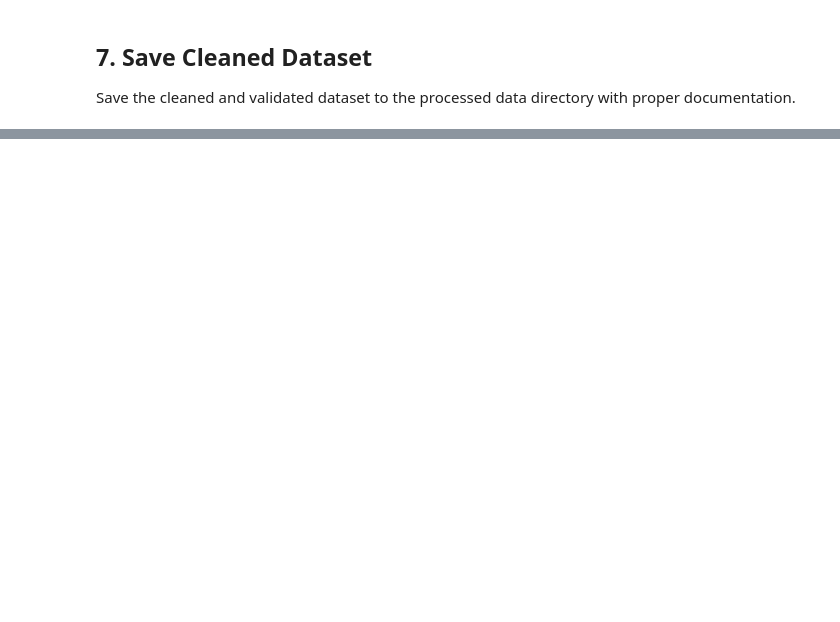
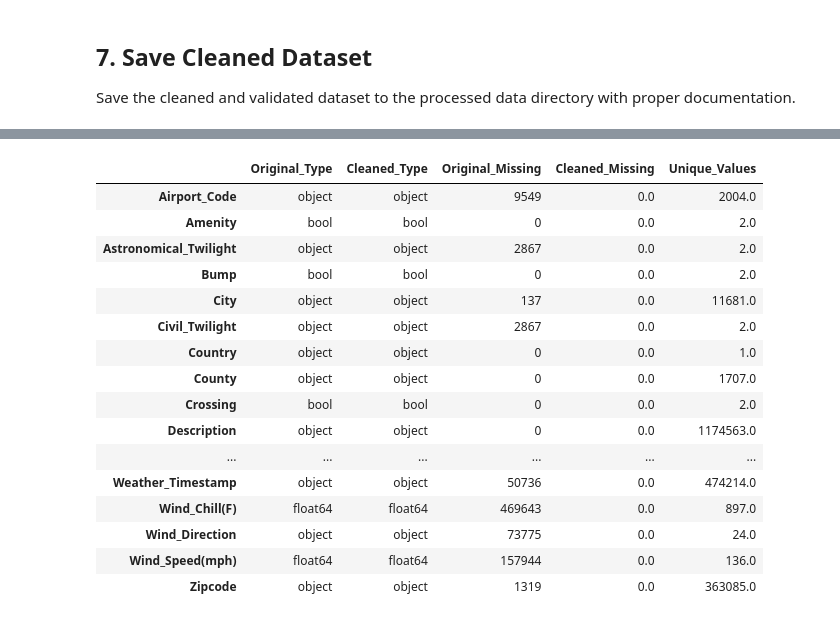
Before and after one commit to MihirB-Byte/Exploratory-Data-Analysis-Project, a Jupyter notebook: notebooks/01_data_cleaning.ipynb, the cells around one changed output, grey strips where cells are left out. Drawn from its saved outputs; the diff is of its cells as text; code cells hidden in the pictures; blank space fills up the shorter version.

```diff
--- a/notebooks/01_data_cleaning.ipynb
+++ b/notebooks/01_data_cleaning.ipynb
@@ -421,0 +422,68 @@ print("Data dictionary saved to ../data/processed/data_dictionary.csv")
+# %%
+# Create a data quality report
+quality_report = pd.DataFrame({
+    'Original_Type': df.dtypes,
+    'Cleaned_Type': df_clean.dtypes,
+    'Original_Missing': df.isnull().sum(),
+    'Cleaned_Missing': df_clean.isnull().sum(),
+    'Unique_Values': df_clean.nunique()
+})
+
+# Save the quality report
+quality_report.to_csv('../data/processed/data_quality_report.csv')
+print("Data Quality Report:")
+display(quality_report)
+
+# Save the cleaned dataset
+output_path = '../data/processed/cleaned_accidents.csv'
+df_clean.to_csv(output_path, index=False)
+print(f"\nCleaned dataset saved to {output_path}")
+
+# Display final dataset information
+print("\nFinal Dataset Summary:")
+print(f"Number of rows: {len(df_clean)}")
+print(f"Number of columns: {len(df_clean.columns)}")
+print("\nMemory usage:", df_clean.memory_usage().sum() / 1024**2, "MB")
+
+# Display column information
+print("\nColumns in cleaned dataset:")
+for col in df_clean.columns:
+    print(f"- {col}")
+    print(f"  Type: {df_clean[col].dtype}")
+    print(f"  Non-null count: {df_clean[col].count()}")
+    print(f"  Memory usage: {df_clean[col].memory_usage() / 1024**2:.2f} MB")
+    if df_clean[col].dtype in ['object', 'category']:
+        print(f"  Unique values: {df_clean[col].nunique()}")
+    print()
+
+# Create a data dictionary
+data_dictionary = {
+    'Column': df_clean.columns,
+    'Type': df_clean.dtypes,
+    'Description': [
+        'Unique identifier for each accident',
+        'Accident severity rating (1-4)',
+        'Start time of the accident',
+        'End time of the accident',
+        'Latitude of the accident location',
+        'Longitude of the accident location',
+        'Distance of the accident (miles)',
+        'Accident description',
+        'Weather condition during accident',
+        'Time of day (Day/Night)',
+        'Duration of the accident (hours)',
+        'Hour of the day (0-23)',
+        'Day of the month',
+        'Month of the year',
+        'Year of the accident',
+        'Day of the week (0-6)',
+        'Whether accident occurred on weekend',
+        'Season of the year'
+    ]
+}
+
+# Save data dictionary
+data_dict_df = pd.DataFrame(data_dictionary)
+data_dict_df.to_csv('../data/processed/data_dictionary.csv', index=False)
+print("Data dictionary saved to ../data/processed/data_dictionary.csv")
+# %% [output]
@@ -421,0 +491,17 @@ print("Data dictionary saved to ../data/processed/data_dictionary.csv")
+|  | Original_Type | Cleaned_Type | Original_Missing | Cleaned_Missing | Unique_Values |
+| Airport_Code | object | object | 9549 | 0.0 | 2004.0 |
+| Amenity | bool | bool | 0 | 0.0 | 2.0 |
+| Astronomical_Twilight | object | object | 2867 | 0.0 | 2.0 |
+| Bump | bool | bool | 0 | 0.0 | 2.0 |
+| City | object | object | 137 | 0.0 | 11681.0 |
+| Civil_Twilight | object | object | 2867 | 0.0 | 2.0 |
+| Country | object | object | 0 | 0.0 | 1.0 |
+| County | object | object | 0 | 0.0 | 1707.0 |
+| Crossing | bool | bool | 0 | 0.0 | 2.0 |
+| Description | object | object | 0 | 0.0 | 1174563.0 |
+| ... | ... | ... | ... | ... | ... |
+| Weather_Timestamp | object | object | 50736 | 0.0 | 474214.0 |
+| Wind_Chill(F) | float64 | float64 | 469643 | 0.0 | 897.0 |
+| Wind_Direction | object | object | 73775 | 0.0 | 24.0 |
+| Wind_Speed(mph) | float64 | float64 | 157944 | 0.0 | 136.0 |
+| Zipcode | object | object | 1319 | 0.0 | 363085.0 |
```
Also changed, not shown: parts of 8 cells of this notebook, 1 other file.
